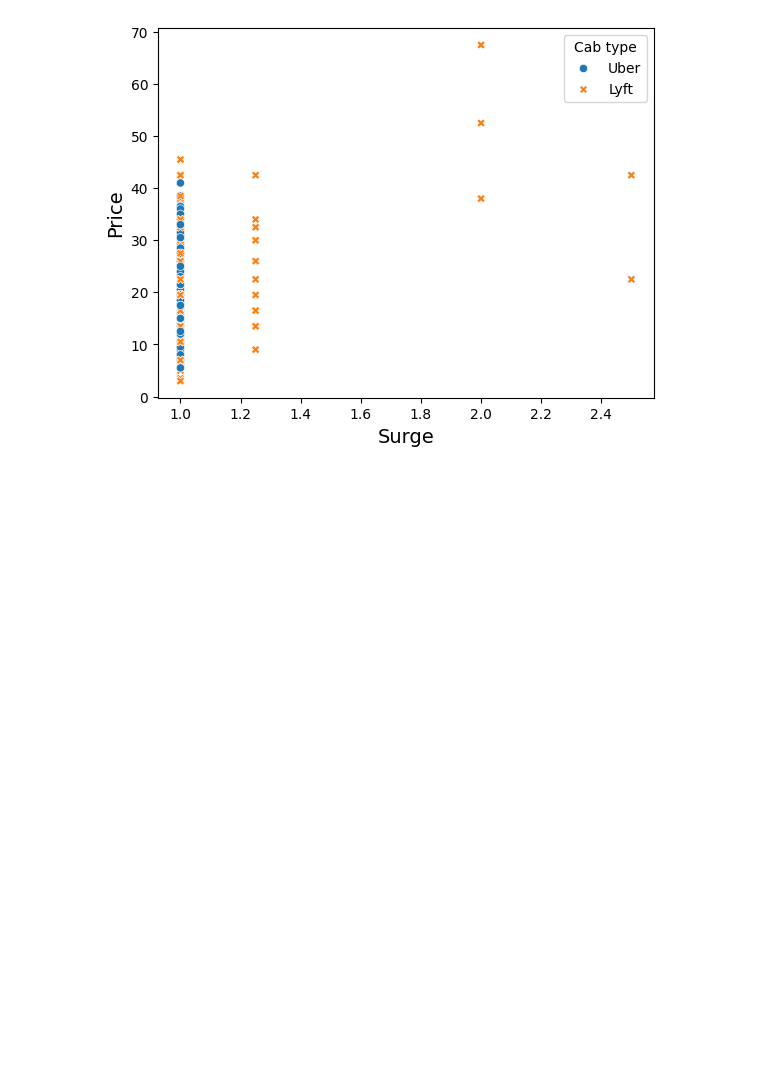
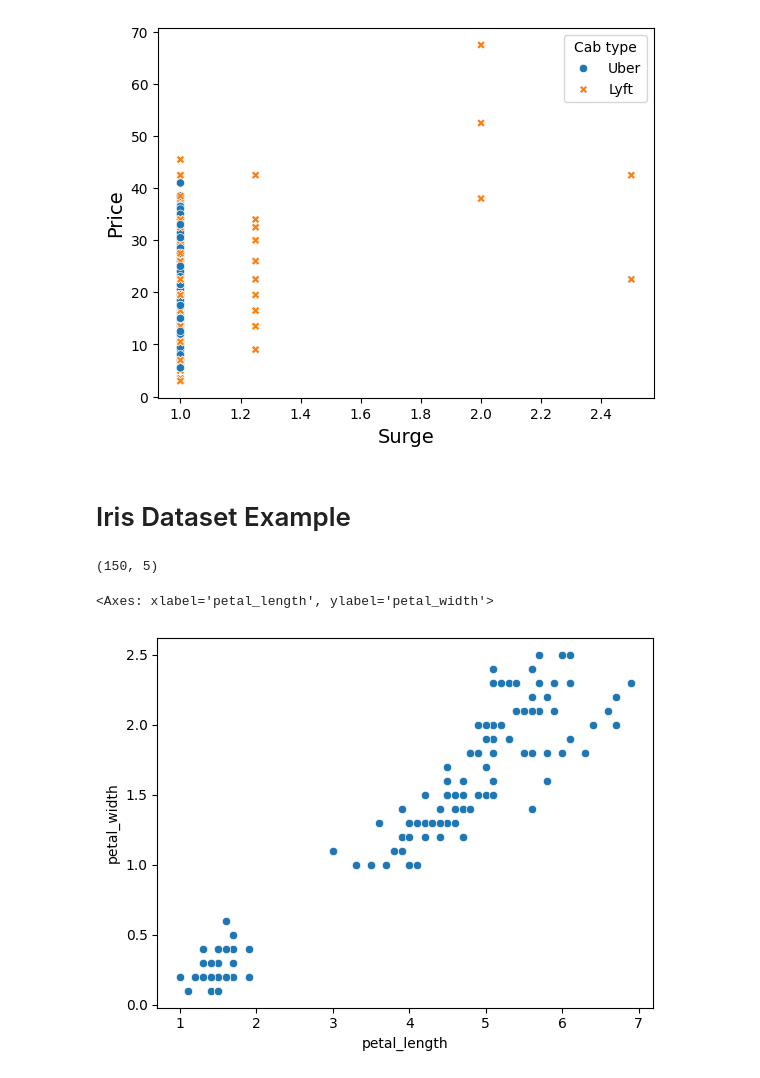
Before and after one commit to everestso/Summer24, a Jupyter notebook: zyBookChapter1.ipynb, the cells around one changed output. Cells and saved outputs as stored; diff of their text form; code cells hidden in the pictures; blank space fills up the shorter version.

```diff
--- a/zyBookChapter1.ipynb
+++ b/zyBookChapter1.ipynb
@@ -97,3 +97,33 @@ p.legend(title='Cab type')
 # %% [output]
 <matplotlib.legend.Legend at 0x...>
 [figure]
+# %% [markdown]
+# Iris Dataset Example
+# %%
+# Import the necessary modules
+import numpy as np
+import pandas as pd
+from sklearn.linear_model import LogisticRegression
+
+import seaborn as sns
+
+import matplotlib.pyplot as plt
+
+
+# Read in the file fg_attempt.csv
+iris_dataset = pd.read_csv('iris_data.csv')
+
+print (f"{iris_dataset.shape}")
+x1Name = 'petal_length'
+x2Name = 'petal_width'
+x3Name = 'sepal_length'
+x4Name = 'sepal_width'
+# %% [output]
+(150, 5)
+# %%
+# prompt: Help me plot with a scatter plot two features defined by x1Name and x2Name
+
+sns.scatterplot(data=iris_dataset, x=x1Name, y=x2Name)
+# %% [output]
+<Axes: xlabel='petal_length', ylabel='petal_width'>
+[figure, added]
```
Also changed, not shown: parts of 3 cells of this notebook.
